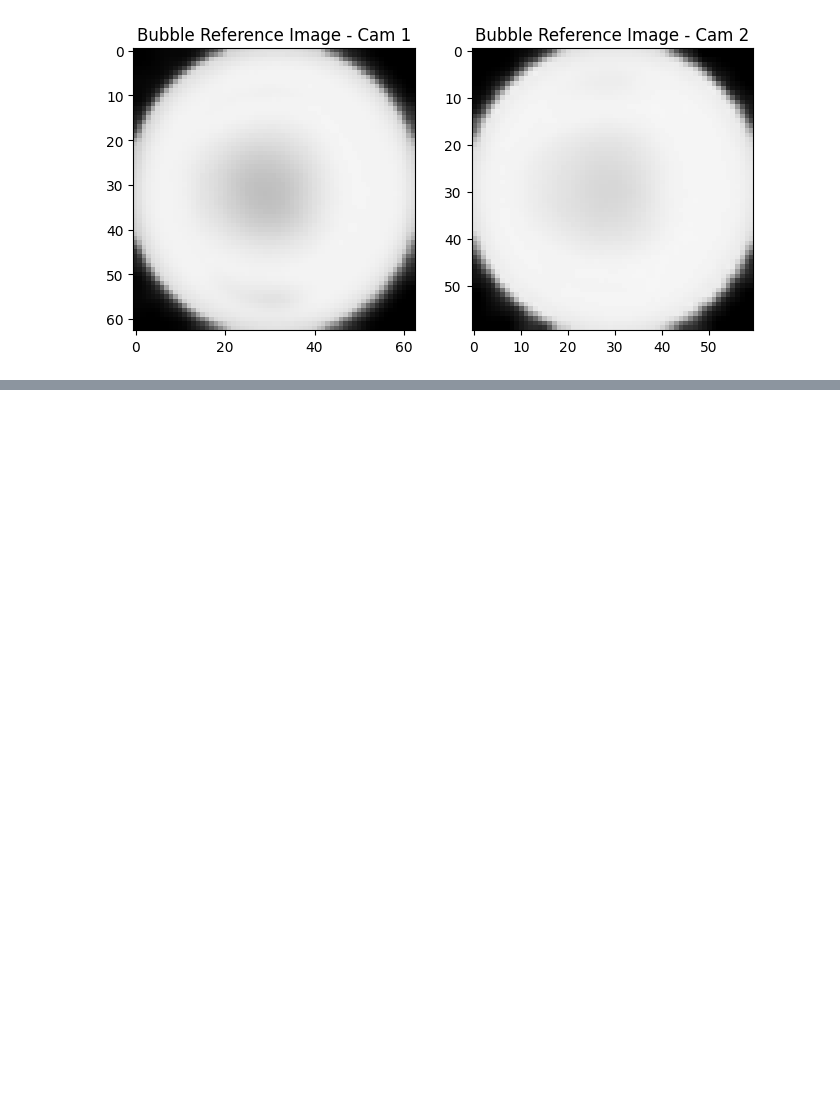
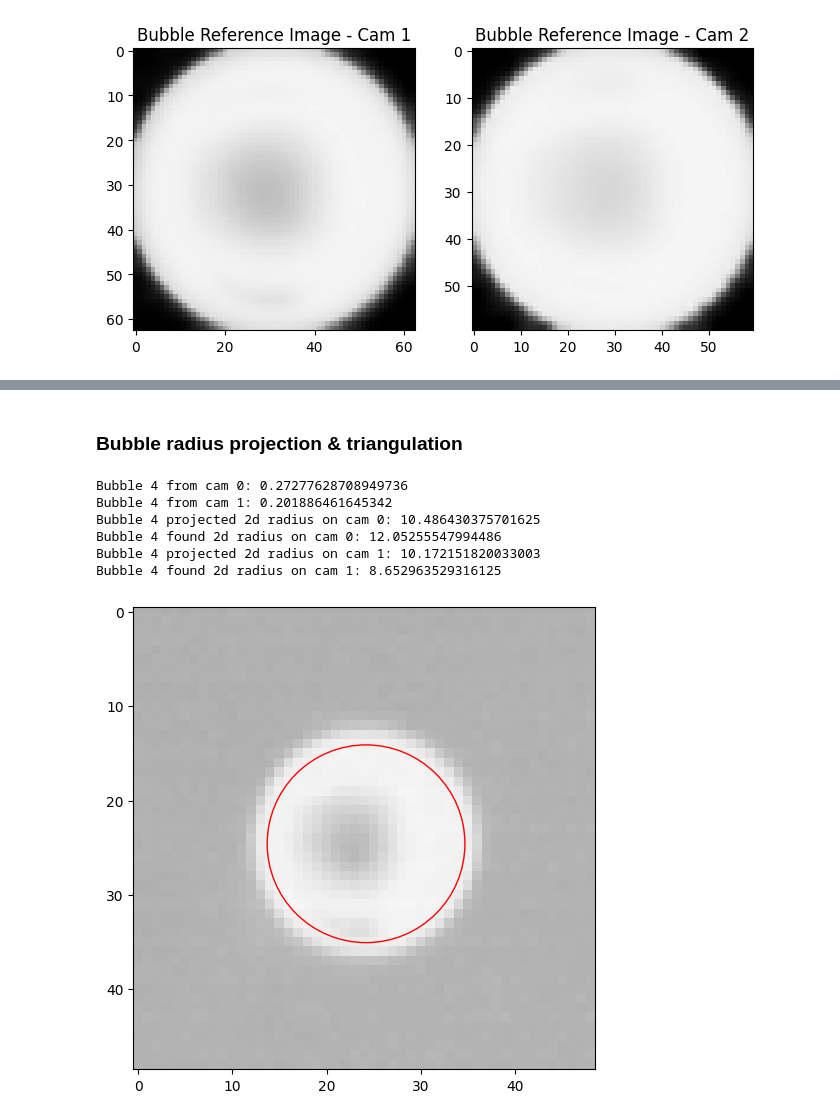
Before and after one commit to JHU-NI-LAB/OpenLPT_GUI, a Jupyter notebook: demo/python/demo_bubble.ipynb, the cells around one changed output, grey strips where cells are left out. Saved outputs shown, nothing was run; the diff lists cells and outputs as text; code cells hidden in the pictures; blank space fills up the shorter version.

```diff
--- a/demo/python/demo_bubble.ipynb
+++ b/demo/python/demo_bubble.ipynb
@@ -204,0 +265,55 @@ cam 36 found 42 bubbles
+# %% [markdown]
+### Bubble radius projection & triangulation
+# %%
+bb_id = 4
+
+# get 3d radius
+r3d_list = []
+for cam_id in range(ncam):
+    # get 3d position in cam corrdinate
+    pt3d = cam_list.cam_list[cam_id]._pinhole_param.r_mtx * bb3d_list[bb_id]._pt_center + cam_list.cam_list[cam_id]._pinhole_param.t_vec
+    dist2 = pt3d[0]**2 + pt3d[1]**2 + pt3d[2]**2
+    r2 = bb3d_list[bb_id]._bb2d_list[cam_id]._r_px ** 2
+    f2 = cam_list.cam_list[cam_id]._pinhole_param.cam_mtx[0,0]**2
+    r3d = np.sqrt(dist2 * r2 / (f2 + r2))
+    r3d_list.append(r3d)
+    print(f'Bubble {bb_id} from cam {cam_id}: {r3d}')
+r3d = np.mean(r3d_list)
+
+# get projected 2d radius from 3d radius
+r2d_list = []
+for cam_id in range(ncam):
+    pt3d = cam_list.cam_list[cam_id]._pinhole_param.r_mtx * bb3d_list[bb_id]._pt_center + cam_list.cam_list[cam_id]._pinhole_param.t_vec
+    dist2 = pt3d[0]**2 + pt3d[1]**2 + pt3d[2]**2
+    f = cam_list.cam_list[cam_id]._pinhole_param.cam_mtx[0,0]
+    r2d = r3d * f / np.sqrt(dist2 - r3d**2)
+    r2d_list.append(r2d)
+    print(f'Bubble {bb_id} projected 2d radius on cam {cam_id}: {r2d}')
+    print(f'Bubble {bb_id} found 2d radius on cam {cam_id}: {bb3d_list[bb_id]._bb2d_list[cam_id]._r_px}')
+
+cam_id = 0
+# get bubble subimage
+bb3d = bb3d_list[bb_id]
+bb2d = bb3d._bb2d_list[cam_id]
+
+ratio = 2
+row_min = int(np.floor(bb2d._pt_center[1] - ratio*bb2d._r_px))
+row_max = int(np.ceil(bb2d._pt_center[1] + ratio*bb2d._r_px))
+col_min = int(np.floor(bb2d._pt_center[0] - ratio*bb2d._r_px))
+col_max = int(np.ceil(bb2d._pt_center[0] + ratio*bb2d._r_px))
+img_size = min(row_max - row_min, col_max - col_min)
+
+img_np = img_np_list[cam_id][row_min:row_min+img_size, col_min:col_min+img_size].copy()
+img = lpt.math.Image(lpt.math.numpy_to_matrix(img_np))
+
+plt.figure(figsize=(8, 6))
+plt.imshow(img_np, cmap='gray', vmin=0, vmax=2**bit_depth-1)
+draw_circle(plt.gca(), np.array([bb2d._pt_center[0],bb2d._pt_center[1]]) - np.array([col_min, row_min]), r2d_list[cam_id], color='red')
+# %% [output]
+Bubble 4 from cam 0: 0.27277628708949736
+Bubble 4 from cam 1: 0.201886461645342
+Bubble 4 projected 2d radius on cam 0: 10.486430375701625
+Bubble 4 found 2d radius on cam 0: 12.05255547994486
+Bubble 4 projected 2d radius on cam 1: 10.172151820033003
+Bubble 4 found 2d radius on cam 1: 8.652963529316125
+[figure, added]
```
Also changed, not shown: parts of 6 cells of this notebook, 14 other files.
